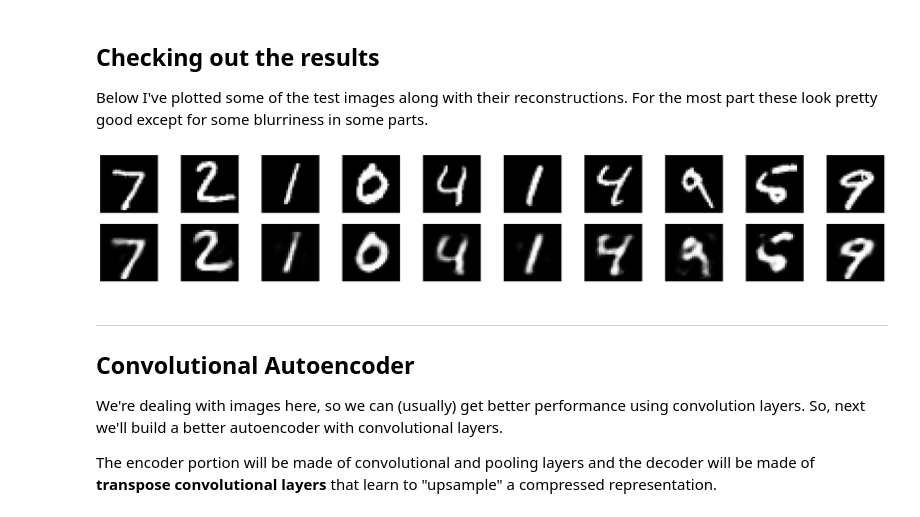
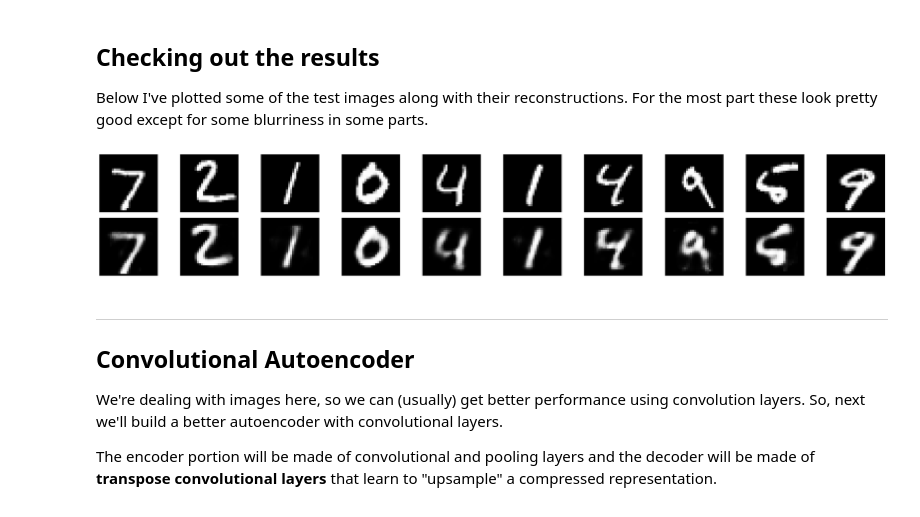
Before and after one commit to sam-khatab/cd1821-vision-CNNs-public, a Jupyter notebook: lesson-8-autoencoders/demos/Demo_CNN_Autoencoder.ipynb, the cells around one changed output. Drawn from its saved outputs; the diff is of its cells as text; code cells hidden in the pictures.

```diff
--- a/lesson-8-autoencoders/demos/Demo_CNN_Autoencoder.ipynb
+++ b/lesson-8-autoencoders/demos/Demo_CNN_Autoencoder.ipynb
@@ -104,7 +104,7 @@ class Autoencoder(nn.Module):
         # add layer, with relu activation function
         x = F.relu(self.fc1(x))
         # output layer (sigmoid for scaling from 0 to 1)
-        x = F.sigmoid(self.fc2(x))
+        x = torch.sigmoid(self.fc2(x))
         return x
 
 # initialize the NN
@@ -134,3 +134,7 @@ criterion = nn.MSELoss()
 
 # specify loss function
 optimizer = torch.optim.Adam(model.parameters(), lr=0.001)
+# %%
+# check if CUDA is available
+device = torch.device("cuda" if torch.cuda.is_available() else "cpu")
+print("Using device:", device)
@@ -194,30 +191,3 @@ Epoch: 20       Training Loss: 0.270083
 ## Checking out the results
 
 Below I've plotted some of the test images along with their reconstructions. For the most part these look pretty good except for some blurriness in some parts.
-# %%
-# obtain one batch of test images
-dataiter = iter(test_loader)
-images, labels = dataiter.__next__()
-
-images_flatten = images.view(images.size(0), -1)
-# get sample outputs
-output = model(images_flatten)
-# prep images for display
-images = images.numpy()
-
-# output is resized into a batch of images
-output = output.view(batch_size, 1, 28, 28)
-# use detach when it's an output that requires_grad
-output = output.detach().numpy()
-
-# plot the first ten input images and then reconstructed images
-fig, axes = plt.subplots(nrows=2, ncols=10, sharex=True, sharey=True, figsize=(25,4))
-
-# input images on top row, reconstructions on bottom
-for images, row in zip([images, output], axes):
-    for img, ax in zip(images, row):
-        ax.imshow(np.squeeze(img), cmap='gray')
-        ax.get_xaxis().set_visible(False)
-        ax.get_yaxis().set_visible(False)
-# %% [output]
-[figure, removed]
@@ -224,3 +248,13 @@ for images, row in zip([images, output], axes):
+# %%
+plot_autoencoder_reconstructions(
+    model,
+    test_loader,
+    device,
+    batch_size=10,
+    flatten_input=True # we need to flatten input for MLP autoencoder
+)
+# %% [output]
+[figure, added]
 # %% [markdown]
 ---
 ## Convolutional Autoencoder
```
Also changed, not shown: parts of 9 cells of this notebook, 4 other files.
